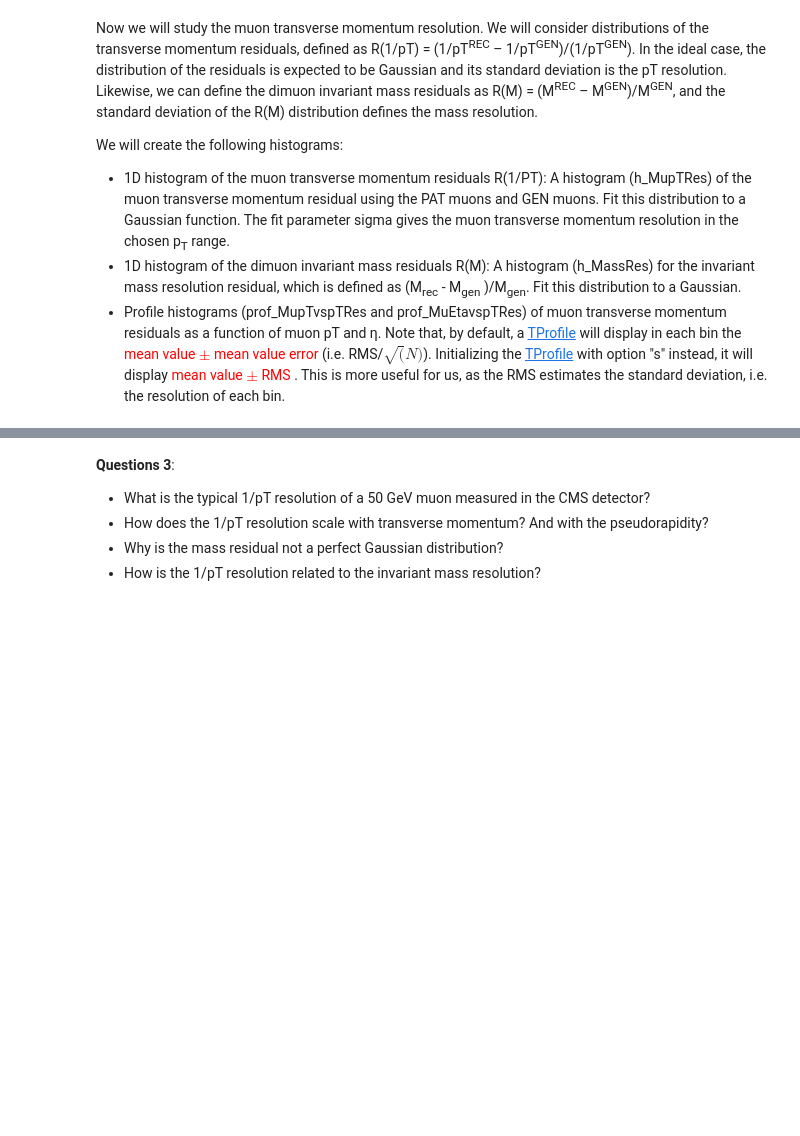
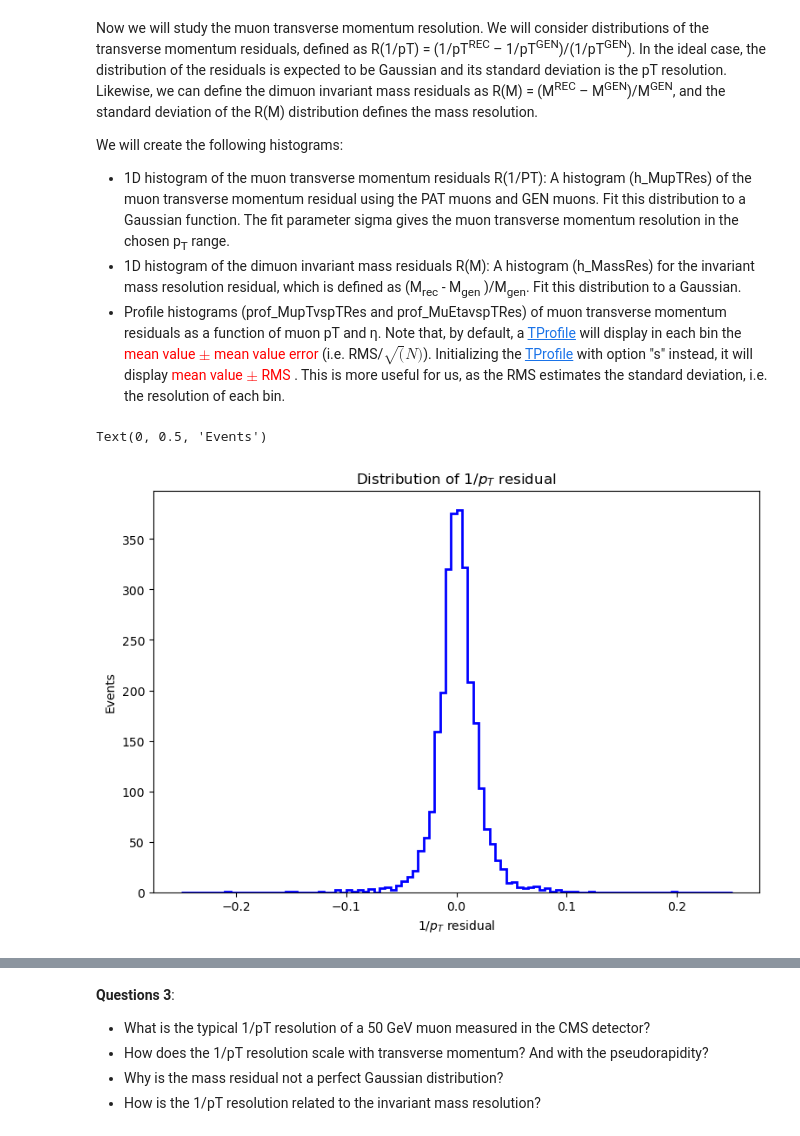
Before and after one commit to FNALLPC/MuonHATS2025, a Jupyter notebook: Exercise-2-Muon-momentum-scale-and-resolution-corrections.ipynb, the cells around one changed output, grey strips where cells are left out. Drawn from its saved outputs; the diff is of its cells as text; code cells hidden in the pictures; blank space fills up the shorter version.

```diff
--- a/Exercise-2-Muon-momentum-scale-and-resolution-corrections.ipynb
+++ b/Exercise-2-Muon-momentum-scale-and-resolution-corrections.ipynb
@@ -38,3 +32,5 @@ AttributeError: module 'awkward' has no attribute 'JaggedArray'
+# %%
+muon=events.Muon
 # %% [markdown]
 # Step 1: Generated and reconstructed dimuon Z mass
 First, lets reconstruct dimuon z mass.
@@ -46,6 +42,6 @@ reapplying previous code. Using the following criteria to select two well-define
 * abs(Muon_eta)<2.4
 * Muon_pfRelIso03_chg<0.15
 # %%
-muon_mask=(muon.genpart_pdgid!=-1)& (muon.muon_isglobal==1)& (muon.muon_pt>20)& (abs(muon.muon_eta)<2.4)& (muon.muon_pfreliso03_chg<0.15)
+muon_mask=(muon.genPartIdx!=-1)& (muon.isGlobal==1)& (muon.pt>20)& (abs(muon.eta)<2.4)& (muon.pfRelIso03_chg<0.15)
 # %%
 muons_good=muon[muon_mask]
@@ -66,5 +48,5 @@ Note here if we write a for loop, then 94840 events are don't woth to loop over
 # %% [markdown]
 We only keep events with 2 good muons. There are 6 events with over 2 muons, we will ignore them for simplicity.
 # %%
-two_good_muons=muons_good[muon_mask.sum()==2]
+two_good_muons=muons_good[ak.num(muons_good)==2]
 # %%
@@ -72,6 +56,6 @@ two_good_muons.muon_charge
 # %% [markdown]
 Lets make sure muons in eaach events have opposite charge
 # %%
-opposite_sign_muon_mask=(two_good_muons.muon_charge[:,0]!=two_good_muons.muon_charge[:,1])
+opposite_sign_muon_mask=(two_good_muons.charge[:,0]!=two_good_muons.charge[:,1])
 # %%
 two_opposite_good_muons=two_good_muons[opposite_sign_muon_mask]
@@ -195,11 +215,14 @@ We will create the following histograms:
    * Profile histograms (prof_MupTvspTRes and prof_MuEtavspTRes) of muon transverse momentum residuals  as a function of muon pT and &eta;.
 Note that, by default, a [TProfile](http://root.cern.ch/root/html/TProfile.html) will display in each bin the <span style='color:red'> mean value $\pm$ mean value error </span> (i.e. RMS/$\sqrt(N)$). Initializing the [TProfile](http://root.cern.ch/root/html/TProfile.html)  with option "s" instead, it will display <span style='color:red'> mean value $\pm$ RMS </span>. This is more useful for us, as the RMS estimates the standard deviation, i.e. the resolution of each bin.
 # %%
-pt_res=two_opposite_good_muons.genpart_pt.flatten()/two_opposite_good_muons.muon_pt.flatten()-1
+pt_res=ak.flatten(two_opposite_good_muons.matched_gen.pt)/ak.flatten(two_opposite_good_muons.pt)-1
 plt.figure(figsize=(9,6))
 plt.hist(pt_res, bins=100, range=[-0.25,0.25], histtype='step',linewidth=2, color='blue', label='$1/p_T$ residual')
 #plt.legend()
 plt.title('Distribution of $1/p_T$ residual')
 plt.xlabel('$1/p_T$ residual')
 plt.ylabel('Events')
+# %% [output]
+Text(0, 0.5, 'Events')
+[figure, added]
 # %%
```
Also changed, not shown: parts of 48 cells of this notebook, 1 other file.
